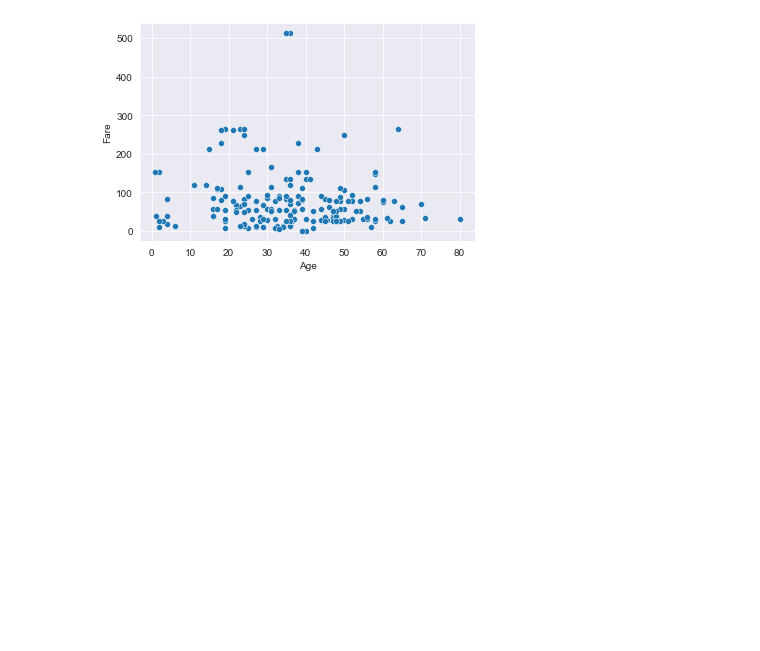
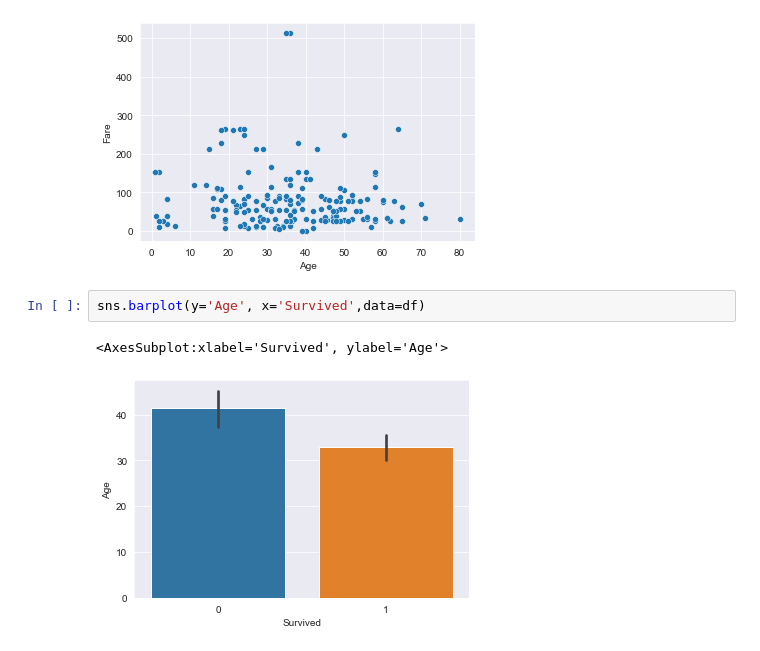
Before and after one commit to DOMINION-JOHN1/AI_ML_INTERN_ROADMAP, a Jupyter notebook: Data_visualization.ipynb, the cells around one changed output. Cells and saved outputs as stored; diff of their text form; blank space fills up the shorter version.

```diff
--- a/Data_visualization.ipynb
+++ b/Data_visualization.ipynb
@@ -62,3 +65,8 @@ sns.scatterplot(x='Age',y='Fare', data=df)
 # %% [output]
 <AxesSubplot:xlabel='Age', ylabel='Fare'>
 [figure]
+# %%
+sns.barplot(y='Age', x='Survived',data=df)
+# %% [output]
+<AxesSubplot:xlabel='Survived', ylabel='Age'>
+[figure, added]
```
Also changed, not shown: parts of 5 cells of this notebook.
